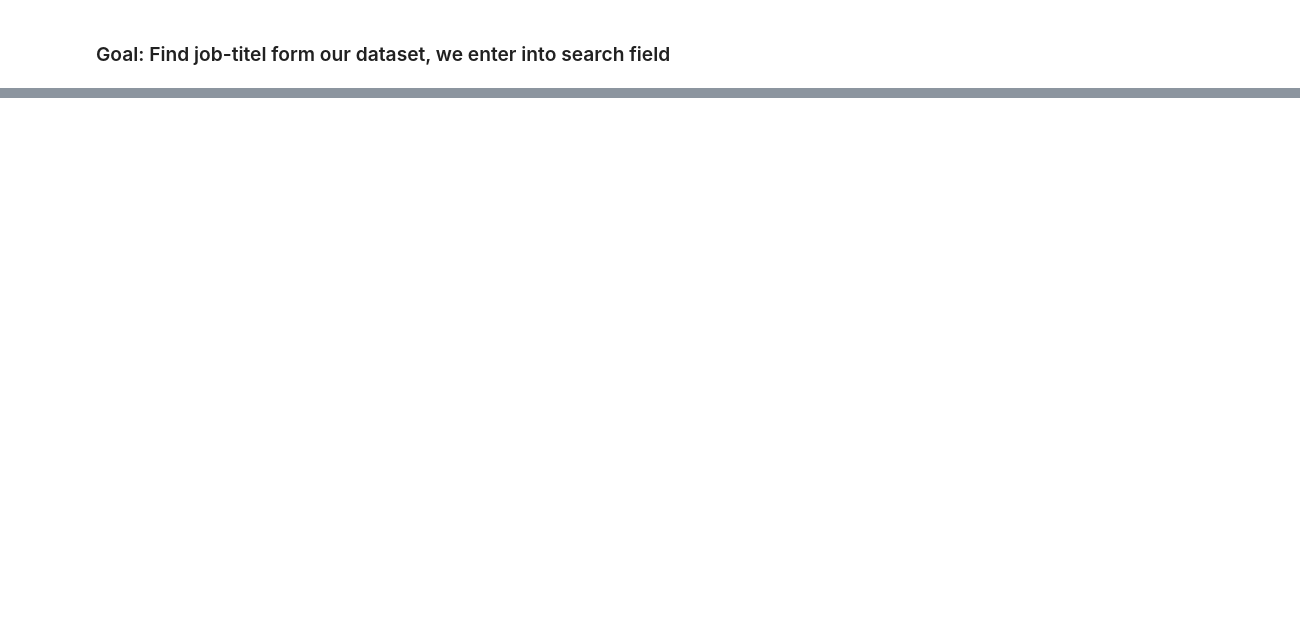
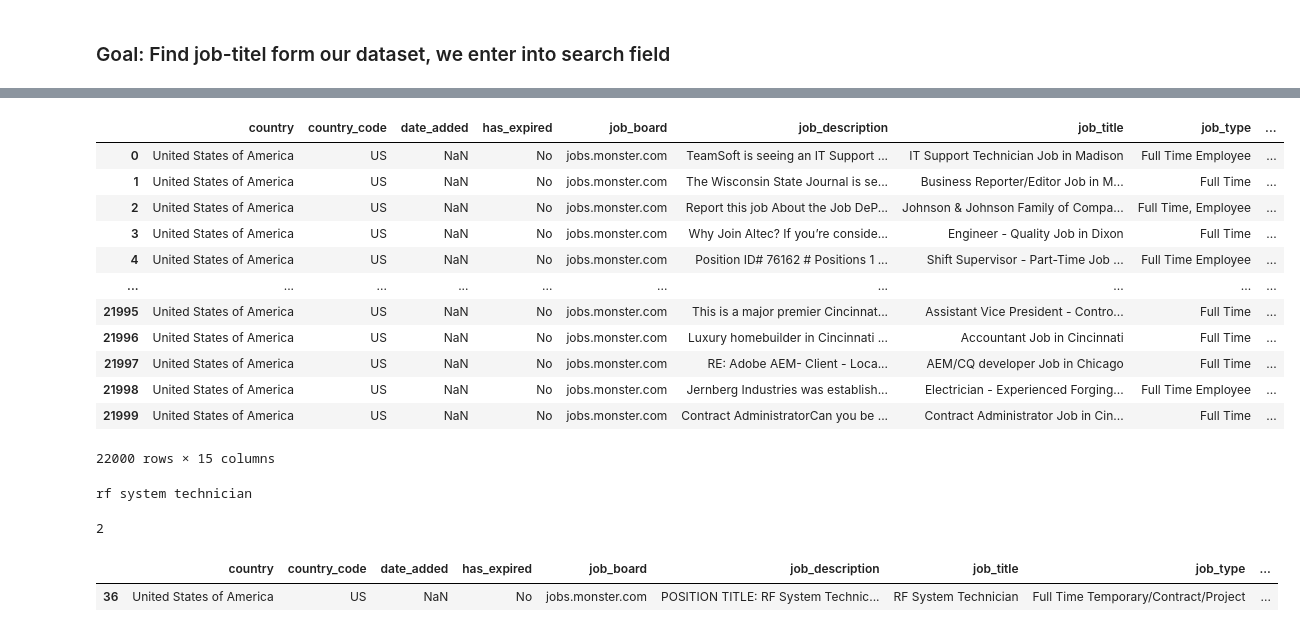
Before and after one commit to reneSalmon/fairjobs, a Jupyter notebook: Job Search Engine.ipynb, the cells around one changed output, grey strips where cells are left out. Drawn from its saved outputs; the diff is of its cells as text; code cells hidden in the pictures; blank space fills up the shorter version.

```diff
--- a/Job Search Engine.ipynb
+++ b/Job Search Engine.ipynb
@@ -31,0 +75,38 @@ NameError: name 'documents' is not defined
+# %%
+#Return back to dataframe
+job_database['searchable jobtitles'] = job_title_clean
+# %%
+job_database
+# %% [output]
+|  | country | country_code | date_added | has_expired | job_board | job_description | job_title | job_type | ... |
+| 0 | United States of America | US | NaN | No | jobs.monster.com | TeamSoft is seeing an IT Support ... | IT Support Technician Job in Madison | Full Time Employee | ... |
+| 1 | United States of America | US | NaN | No | jobs.monster.com | The Wisconsin State Journal is se... | Business Reporter/Editor Job in M... | Full Time | ... |
+| 2 | United States of America | US | NaN | No | jobs.monster.com | Report this job About the Job DeP... | Johnson & Johnson Family of Compa... | Full Time, Employee | ... |
+| 3 | United States of America | US | NaN | No | jobs.monster.com | Why Join Altec? If you’re conside... | Engineer - Quality Job in Dixon | Full Time | ... |
+| 4 | United States of America | US | NaN | No | jobs.monster.com | Position ID# 76162 # Positions 1 ... | Shift Supervisor - Part-Time Job ... | Full Time Employee | ... |
+| ... | ... | ... | ... | ... | ... | ... | ... | ... | ... |
+| 21995 | United States of America | US | NaN | No | jobs.monster.com | This is a major premier Cincinnat... | Assistant Vice President - Contro... | Full Time | ... |
+| 21996 | United States of America | US | NaN | No | jobs.monster.com | Luxury homebuilder in Cincinnati ... | Accountant Job in Cincinnati | Full Time | ... |
+| 21997 | United States of America | US | NaN | No | jobs.monster.com | RE: Adobe AEM- Client - Loca... | AEM/CQ developer Job in Chicago | Full Time | ... |
+| 21998 | United States of America | US | NaN | No | jobs.monster.com | Jernberg Industries was establish... | Electrician - Experienced Forging... | Full Time Employee | ... |
+| 21999 | United States of America | US | NaN | No | jobs.monster.com | Contract AdministratorCan you be ... | Contract Administrator Job in Cin... | Full Time | ... |
+22000 rows × 15 columns
+# %%
+#Clean input job_title
+title = "rf system technician"
+
+# Remove Unicode
+document_test = re.sub(r'[^\x00-\x7F]+', ' ', title)
+# Remove Mentions
+document_test = re.sub(r'@\w+', '', document_test)
+# Lowercase the document
+document_test = document_test.lower()
+# Remove punctuations
+document_test = re.sub(r'[%s]' % re.escape(string.punctuation), ' ', document_test)
+# Lowercase the numbers
+document_test = re.sub(r'[0-9]', '', document_test)
+# Remove the doubled space
+document_test = re.sub(r'\s{2,}', ' ', document_test)
+print (document_test)
+# %% [output]
+rf system technician
@@ -31,0 +115,9 @@ NameError: name 'documents' is not defined
+# %%
+found.nunique()
+# %% [output]
+2
+# %%
+job_database[found]
+# %% [output]
+|  | country | country_code | date_added | has_expired | job_board | job_description | job_title | job_type | ... |
+| 36 | United States of America | US | NaN | No | jobs.monster.com | POSITION TITLE: RF System Technic... | RF System Technician | Full Time Temporary/Contract/Project | ... |
```
Also changed, not shown: parts of 17 cells of this notebook, 1 other file.
